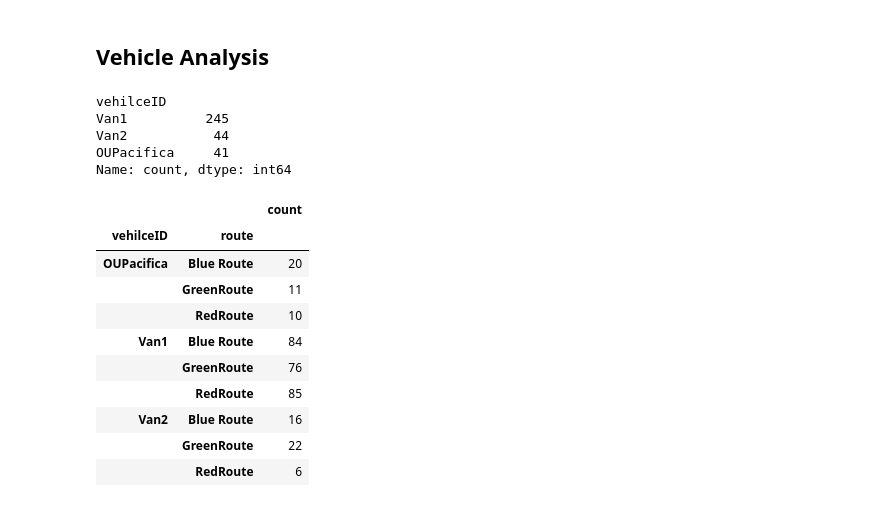
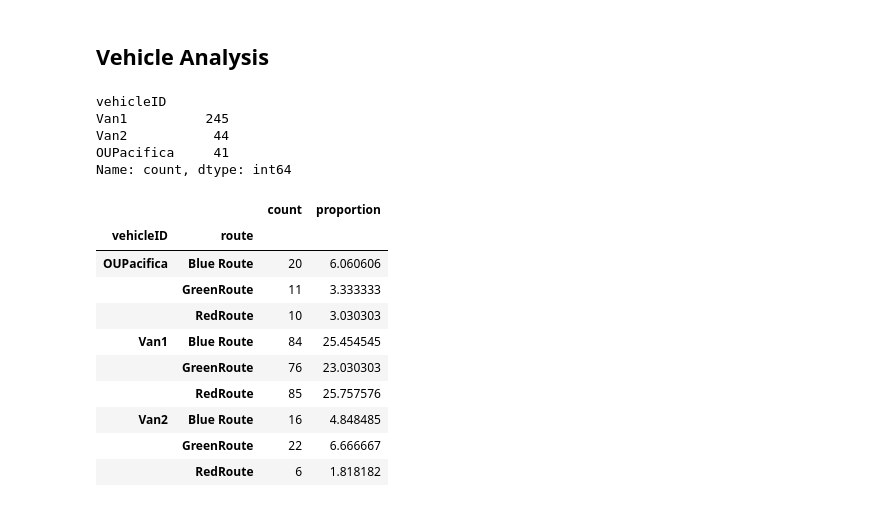
Before and after one commit to vHepp/TDMprivate, a Jupyter notebook: code/testing_ads_index.ipynb, the cells around one changed output. Drawn from its saved outputs; the diff is of its cells as text; code cells hidden in the pictures.

Commit message:
testing more ads_index and red route stuff

```diff
--- a/code/testing_ads_index.ipynb
+++ b/code/testing_ads_index.ipynb
@@ -22,3 +24,9 @@ ads_index
+# %%
+if "vehilceID" in ads_index.columns:
+    ads_index.rename({'vehilceID': 'vehicleID'}, axis=1, inplace=True)
+
+
+# ads_index['duration'] = ads_index['end_time'] - ads_index['start_time']
 # %% [markdown]
 ## Route Analysis
 # %% [markdown]
@@ -58,25 +66,28 @@ Name: count, dtype: int64
 # %% [markdown]
 ## Vehicle Analysis
 # %%
-ads_index["vehilceID"].value_counts()
+ads_index["vehicleID"].value_counts()
 # %% [output]
-vehilceID
+vehicleID
 Van1          245
 Van2           44
 OUPacifica     41
 Name: count, dtype: int64
 # %%
-d = pd.DataFrame(ads_index[["vehilceID", "route"]].value_counts(sort=False))
+d = pd.DataFrame(ads_index[["vehicleID", "route"]].value_counts(sort=False))
+d['proportion'] = ads_index[["vehicleID", "route"]].value_counts(sort=False, normalize=True) * 100
+
+
 d
 # %% [output]
-|  |  | count |
-| vehilceID | route |  |
-| OUPacifica | Blue Route | 20 |
-|  | GreenRoute | 11 |
-|  | RedRoute | 10 |
-| Van1 | Blue Route | 84 |
-|  | GreenRoute | 76 |
-|  | RedRoute | 85 |
-| Van2 | Blue Route | 16 |
-|  | GreenRoute | 22 |
-|  | RedRoute | 6 |
+|  |  | count | proportion |
+| vehicleID | route |  |  |
+| OUPacifica | Blue Route | 20 | 6.060606 |
+|  | GreenRoute | 11 | 3.333333 |
+|  | RedRoute | 10 | 3.030303 |
+| Van1 | Blue Route | 84 | 25.454545 |
+|  | GreenRoute | 76 | 23.030303 |
+|  | RedRoute | 85 | 25.757576 |
+| Van2 | Blue Route | 16 | 4.848485 |
+|  | GreenRoute | 22 | 6.666667 |
+|  | RedRoute | 6 | 1.818182 |
```
Also changed, not shown: parts of 11 cells of this notebook.
